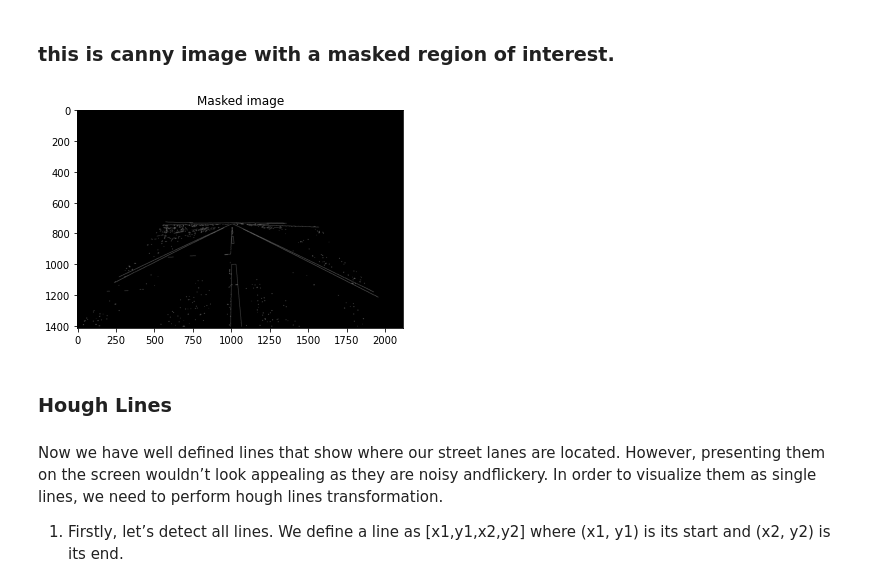
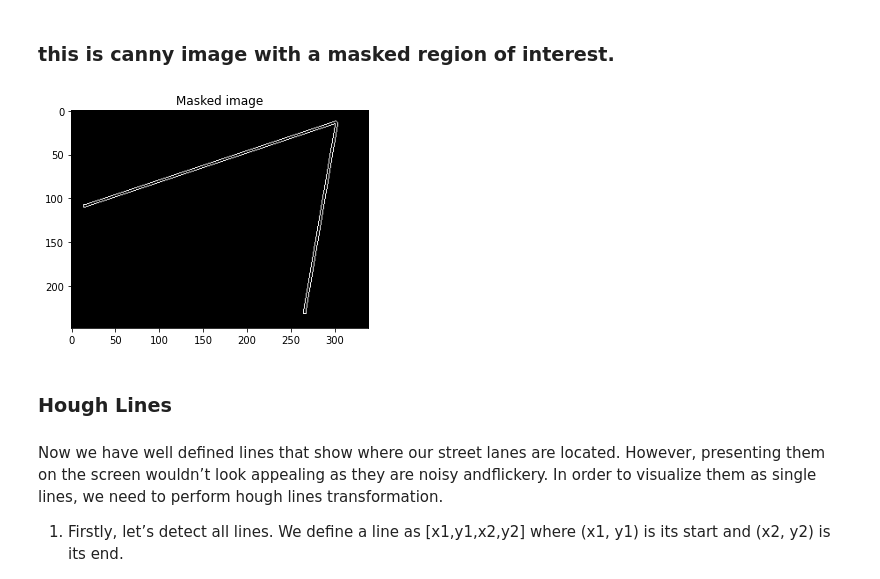
Before and after one commit to kevin-chen/CV-Street-Dectection-Robot, a Jupyter notebook: my_stuff/notebook-editing.ipynb, the cells around one changed output. Saved outputs shown, nothing was run; the diff lists cells and outputs as text; code cells hidden in the pictures.

```diff
--- a/my_stuff/notebook-editing.ipynb
+++ b/my_stuff/notebook-editing.ipynb
@@ -70,7 +70,7 @@ plot_image(original_image, 'Original image')
 The first step of our pipeline is an image conversion from color to grayscale. We do it because in our case color values don’t hold any valuable information so to make further processing simpler and faster, we convert from three channels to one.
 # %%
 # test_image = cv2.imread(INPUT_FOLDER + TEST_IMAGE)
-test_image = cv2.imread('paved_road_line.jpeg')
+test_image = cv2.imread('two_lines.png')
 test_image = cv2.cvtColor(test_image, cv2.COLOR_BGR2GRAY)
 plot_image(test_image, 'Grayscale image')
 # %% [output]
@@ -139,9 +139,9 @@ roi_image = roi(test_image)
 # %% [markdown]
 ### this is canny image with a masked region of interest.
 # %%
-plot_image(roi_image, "Masked image")
+plot_image(test_image, "Masked image")
 # %% [output]
-[figure, old version]
+[figure, new version]
 # %% [markdown]
 ### Hough Lines
 
```
Also changed, not shown: parts of 10 cells of this notebook, 6 other files.
